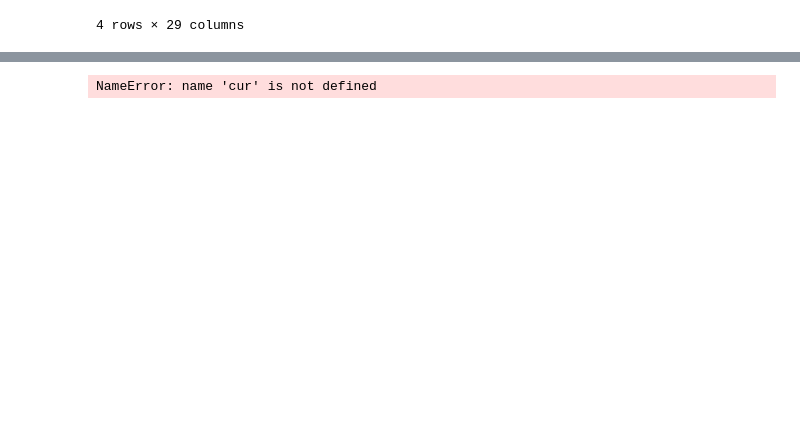
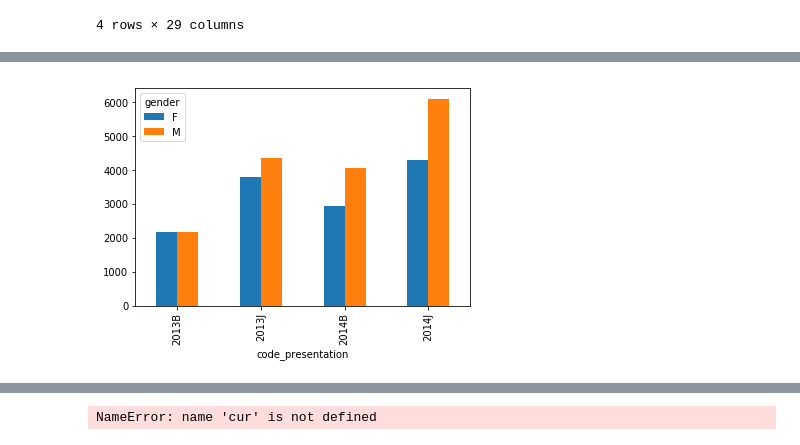
Before and after one commit to lmschreib/Exploratory-Data-Analysis, a Jupyter notebook: Exploratory Data Analysis Connected to Database.ipynb, the cells around one changed output, grey strips where cells are left out. Cells and saved outputs as stored; diff of their text form; code cells hidden in the pictures; blank space fills up the shorter version.

```diff
--- a/Exploratory Data Analysis Connected to Database.ipynb
+++ b/Exploratory Data Analysis Connected to Database.ipynb
@@ -229,0 +240,5 @@ df.groupby(['gender', 'module_domain']).count()
+# %%
+df.groupby(['code_presentation', 'gender']).size().unstack().plot(kind='bar')
+plt.show()
+# %% [output]
+[figure, added]
```
Also changed, not shown: parts of 3 cells of this notebook.
